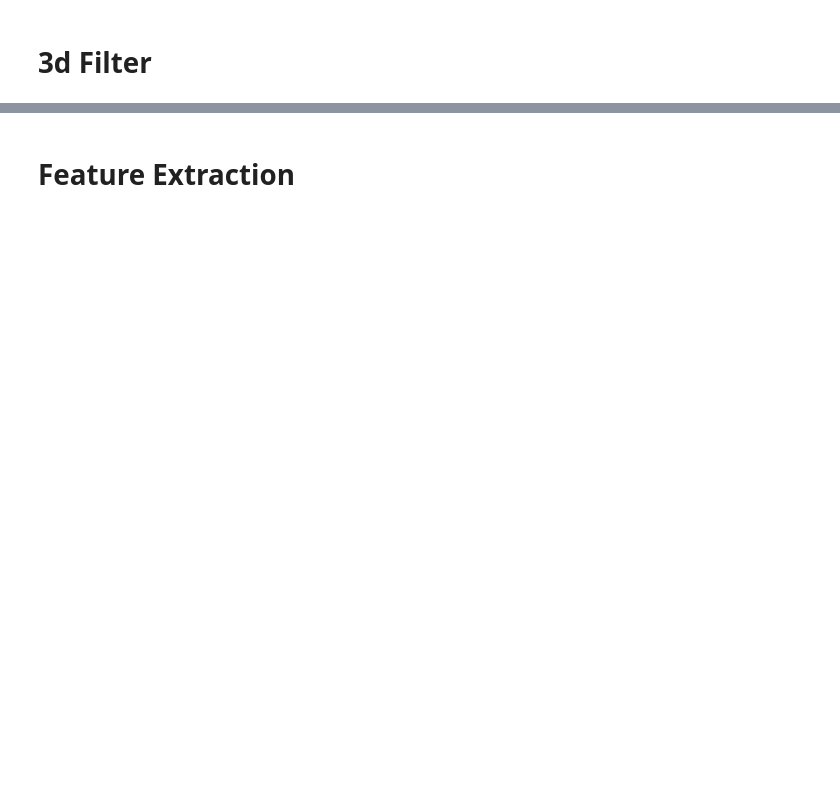
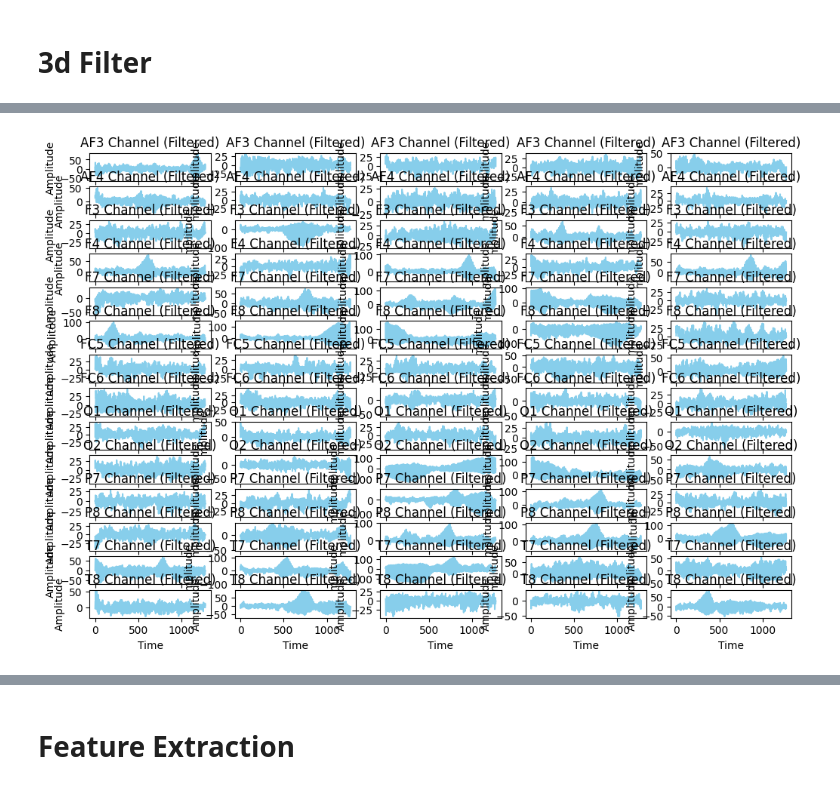
Before and after one commit to Linthevanrooij/FAIP, a Jupyter notebook: Final_project/Image-generator/Multi_class_emotion.ipynb, the cells around one changed output, grey strips where cells are left out. Drawn from its saved outputs; the diff is of its cells as text; code cells hidden in the pictures; blank space fills up the shorter version.

```diff
--- a/Final_project/Image-generator/Multi_class_emotion.ipynb
+++ b/Final_project/Image-generator/Multi_class_emotion.ipynb
@@ -427,5 +515,6 @@ plt.show()
 # %%
 from scipy.signal import butter, filtfilt
+channel_names = ['AF3', 'AF4', 'F3', 'F4', 'F7', 'F8', 'FC5', 'FC6', 'O1', 'O2', 'P7', 'P8', 'T7', 'T8']
 
 # Define filter parameters
 lowcut = 0.5  # Lower cutoff frequency in Hz
@@ -437,33 +526,35 @@ order = 4     # Filter order
 def butter_bandpass(lowcut, highcut, fs, order=4):
     nyquist = 0.5 * fs
     low = lowcut / nyquist
     high = highcut / nyquist
     b, a = butter(order, [low, high], btype='band')
     return b, a
 
 # Function to apply the Butterworth bandpass filter to a 3D array
 def butter_bandpass_filter_3d(data, lowcut, highcut, fs, order=4):
     filtered_data = np.zeros_like(data)
     for i in range(data.shape[0]):
         for j in range(data.shape[1]):
             b, a = butter_bandpass(lowcut, highcut, fs, order=order)
             filtered_data[i, j, :, :] = filtfilt(b, a, data[i, j, :, :])
     return filtered_data
 
 # Apply the filter to the EEG channels data
 filtered_data = butter_bandpass_filter_3d(reshaped_channels_array, lowcut, highcut, fs, order)
 
 # Visualize the filtered data for each channel
 plt.figure(figsize=(12, 8))
 for i in range(filtered_data.shape[1]):
     for j in range(filtered_data.shape[2]):
         plt.subplot(14, 5, i*5 + j + 1)
         plt.plot(filtered_data[0, i, j, :].flatten(), color='skyblue')
         plt.title(f"{channel_names[i]} Channel (Filtered)")
         plt.xlabel("Time")
         plt.ylabel("Amplitude")
 plt.tight_layout()
 plt.show()
+# %% [output]
+[figure, added]
 # %%
 #no need after 3d reading
 filtered_data_reshaped = filtered_data.transpose(0, 2, 1)
```
Also changed, not shown: parts of 29 cells of this notebook.
